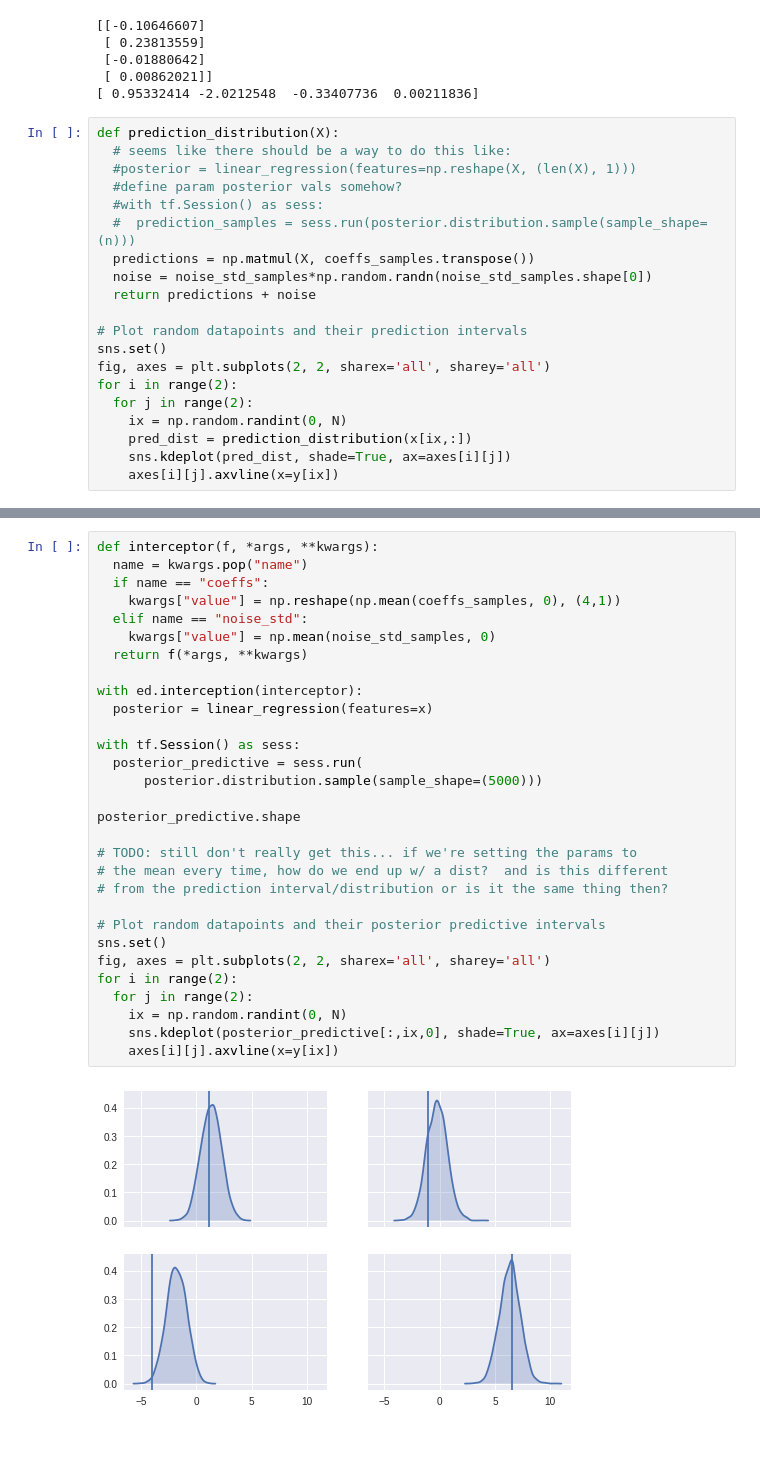
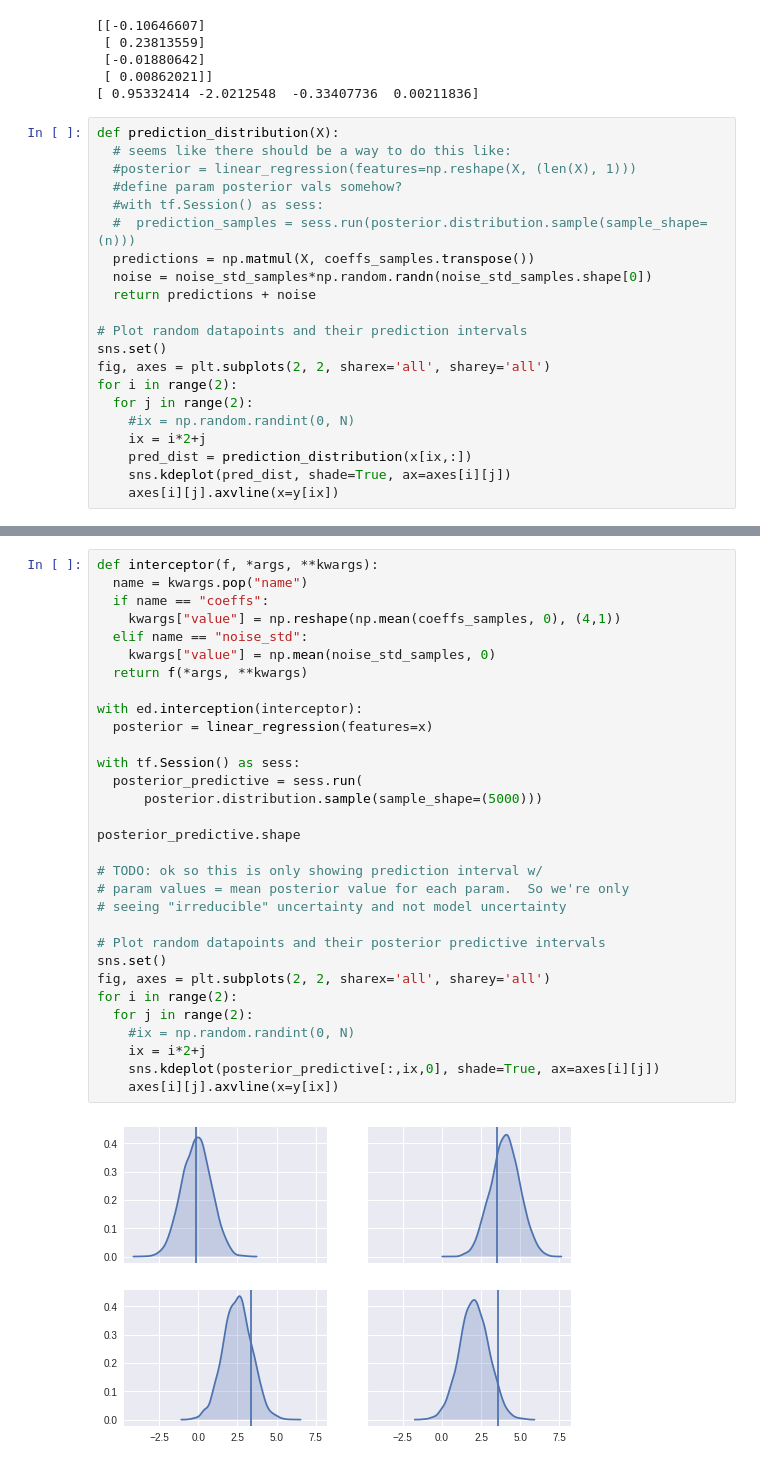
Before and after one commit to brendanhasz/tfp-bayesian-regression, a Jupyter notebook: TFP_Linear_Regression.ipynb, the cells around one changed output, grey strips where cells are left out. Drawn from its saved outputs; the diff is of its cells as text.

```diff
--- a/TFP_Linear_Regression.ipynb
+++ b/TFP_Linear_Regression.ipynb
@@ -210,7 +212,8 @@ sns.set()
 fig, axes = plt.subplots(2, 2, sharex='all', sharey='all')
 for i in range(2):
   for j in range(2):
-    ix = np.random.randint(0, N)
+    #ix = np.random.randint(0, N)
+    ix = i*2+j
     pred_dist = prediction_distribution(x[ix,:])
     sns.kdeplot(pred_dist, shade=True, ax=axes[i][j])
     axes[i][j].axvline(x=y[ix])
@@ -223,32 +232,33 @@ TODO
 # %%
 def interceptor(f, *args, **kwargs):
   name = kwargs.pop("name")
   if name == "coeffs":
     kwargs["value"] = np.reshape(np.mean(coeffs_samples, 0), (4,1))
   elif name == "noise_std":
     kwargs["value"] = np.mean(noise_std_samples, 0)
   return f(*args, **kwargs)
 
 with ed.interception(interceptor):
   posterior = linear_regression(features=x)
 
 with tf.Session() as sess:
   posterior_predictive = sess.run(
       posterior.distribution.sample(sample_shape=(5000)))
 
 posterior_predictive.shape
 
-# TODO: still don't really get this... if we're setting the params to
-# the mean every time, how do we end up w/ a dist?  and is this different
-# from the prediction interval/distribution or is it the same thing then?
+# TODO: ok so this is only showing prediction interval w/
+# param values = mean posterior value for each param.  So we're only
+# seeing "irreducible" uncertainty and not model uncertainty
 
 # Plot random datapoints and their posterior predictive intervals
 sns.set()
 fig, axes = plt.subplots(2, 2, sharex='all', sharey='all')
 for i in range(2):
   for j in range(2):
-    ix = np.random.randint(0, N)
+    #ix = np.random.randint(0, N)
+    ix = i*2+j
     sns.kdeplot(posterior_predictive[:,ix,0], shade=True, ax=axes[i][j])
     axes[i][j].axvline(x=y[ix])
 # %% [output]
-[figure, old version]
+[figure, new version]
```
Also changed, not shown: parts of 6 cells of this notebook.
